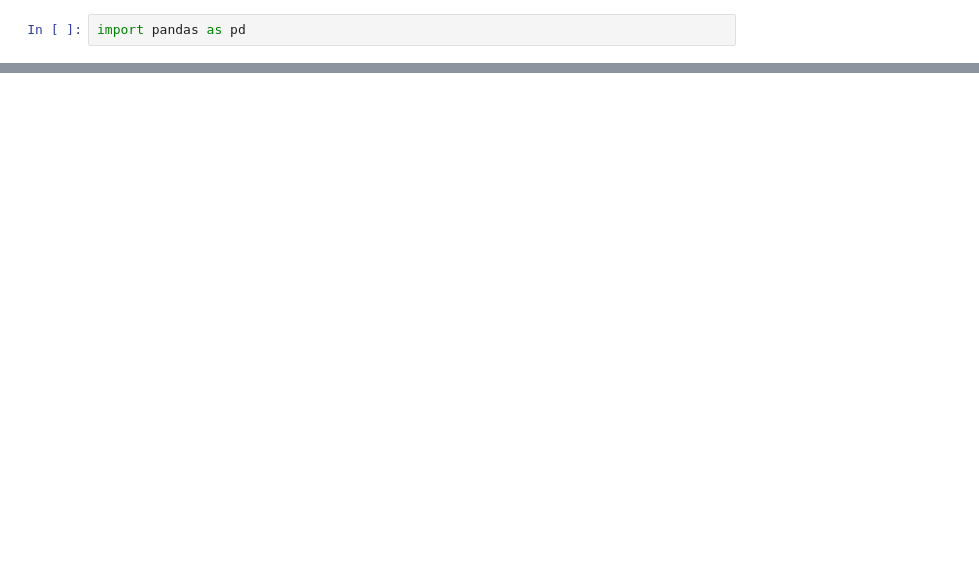
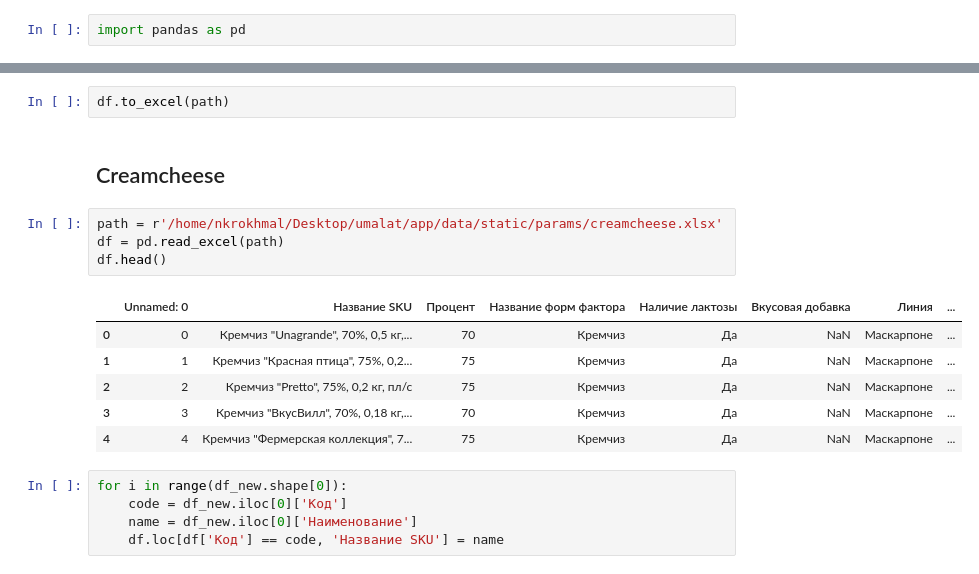
Before and after one commit to nkrokhmal/umalat, a Jupyter notebook: research/nkrokhmal/fix_params.ipynb, the cells around one changed output, grey strips where cells are left out. Drawn from its saved outputs; the diff is of its cells as text; blank space fills up the shorter version.

```diff
--- a/research/nkrokhmal/fix_params.ipynb
+++ b/research/nkrokhmal/fix_params.ipynb
@@ -39,0 +120,20 @@ df[(df['Процент'] == 3.3) & (df['Тип закваски'] == 'Сакко
+# %%
+df.to_excel(path)
+# %% [markdown]
+## Creamcheese
+# %%
+path = r'/home/nkrokhmal/Desktop/umalat/app/data/static/params/creamcheese.xlsx'
+df = pd.read_excel(path)
+df.head()
+# %% [output]
+|  | Unnamed: 0 | Название SKU | Процент | Название форм фактора | Наличие лактозы | Вкусовая добавка | Линия | ... |
+| 0 | 0 | Кремчиз "Unagrande", 70%, 0,5 кг,... | 70 | Кремчиз | Да | NaN | Маскарпоне | ... |
+| 1 | 1 | Кремчиз "Красная птица", 75%, 0,2... | 75 | Кремчиз | Да | NaN | Маскарпоне | ... |
+| 2 | 2 | Кремчиз "Pretto", 75%, 0,2 кг, пл/с | 75 | Кремчиз | Да | NaN | Маскарпоне | ... |
+| 3 | 3 | Кремчиз "ВкусВилл", 70%, 0,18 кг,... | 70 | Кремчиз | Да | NaN | Маскарпоне | ... |
+| 4 | 4 | Кремчиз "Фермерская коллекция", 7... | 75 | Кремчиз | Да | NaN | Маскарпоне | ... |
+# %%
+for i in range(df_new.shape[0]):
+    code = df_new.iloc[0]['Код']
+    name = df_new.iloc[0]['Наименование']
+    df.loc[df['Kод'] == code, 'Название SKU'] = name
```
Also changed, not shown: parts of 42 cells of this notebook, 35 other files.
